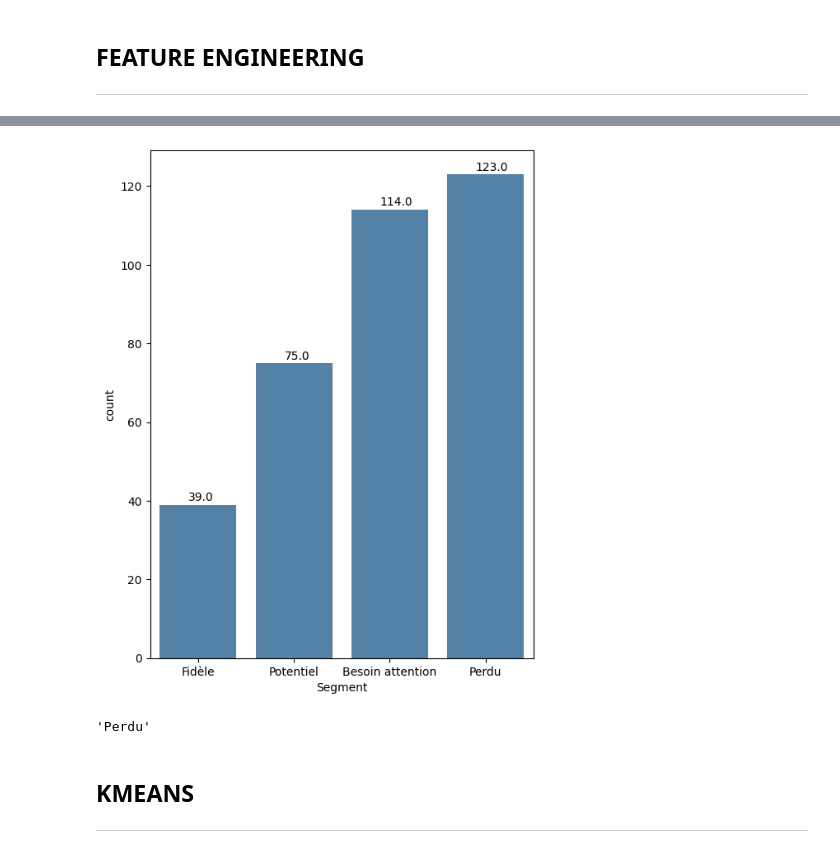
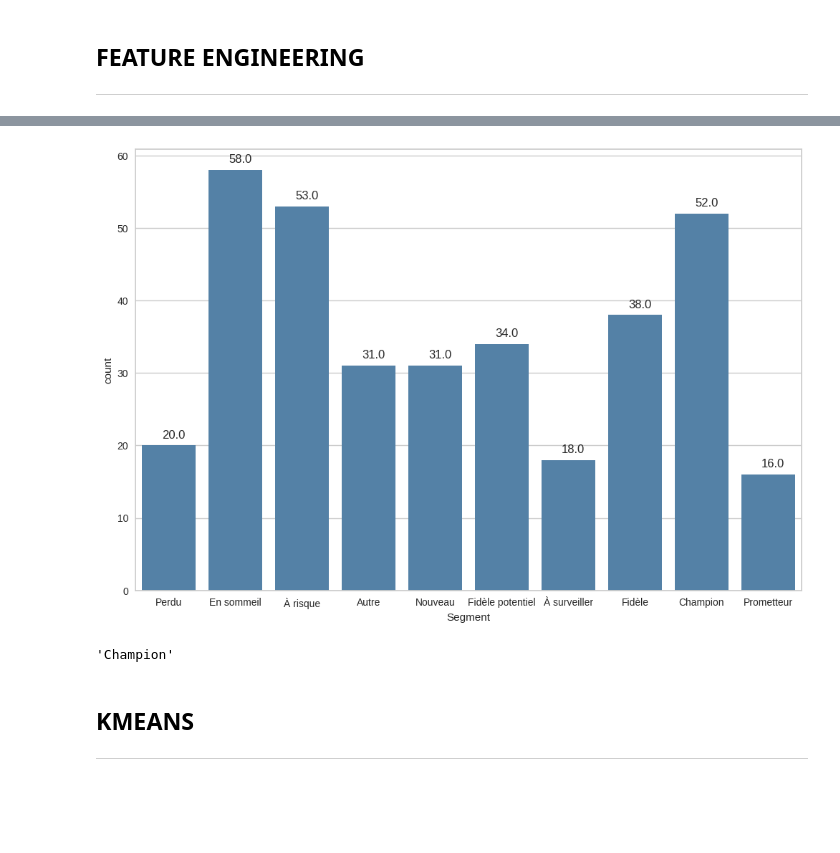
Before and after one commit to momowade221/Notebook_Segmentation_Client_OM, a Jupyter notebook: Transactions_OM.ipynb, the cells around one changed output, grey strips where cells are left out. Cells and saved outputs as stored; diff of their text form; code cells hidden in the pictures; blank space fills up the shorter version.

```diff
--- a/Transactions_OM.ipynb
+++ b/Transactions_OM.ipynb
@@ -301,7 +303,6 @@ segments = {
         '553', '551', '552', '541', '542', '533', '532', '531', '452', '451', '442',
         '441', '431', '453', '433', '432', '423', '353', '352', '351', '342', '341', '333', '323'
     ],
-    'Nouveau': ['512', '511', '422', '421', '412', '411', '311'],
     'Prometteur': [
         '525', '524', '523', '522', '521', '515', '514', '513', '425', '424', '413', '414',
         '415', '315', '314', '313'
@@ -314,7 +315,8 @@ segments = {
     'En sommeil': [
         '332', '322', '233', '232', '223', '222', '132', '123', '122', '212', '211'
     ],
-    'Perdu': ['111', '112', '121', '131', '141', '151']
+    'Perdu': ['111', '112', '121', '131', '141', '151'],
+     'Nouveau': ['512', '511', '422', '421', '412', '411', '311'],
 }
 
 
@@ -501,21 +357,21 @@ printdf(rfm_segment)
 # %%
-df_rfm_segment = rfm_segment.toPandas().sort_values(["RFM_ScoreGroup"])
+df_rfm_segment = rfm_df.toPandas().sort_values(["RFM_Score"])
 
-fig, ax = plt.subplots(1, 1, figsize=(6, 8))
+fig, ax = plt.subplots(1, 1, figsize=(12, 8))
 
 # sns.histplot(df_rfm_fidelite["Fidelite"], color='steelblue', shrink=.8)
 sns.countplot(x="Segment", data=df_rfm_segment, color='steelblue')
 for p in ax.patches:
     ax.annotate('{}'.format(p.get_height()), (p.get_x() + 0.3, p.get_height() + 1))
 # %% [output]
-[figure, old version]
+[figure, new version]
 # %%
-def customer_group(num):
-  return rfm_segment.select("Numero","Segment").where(col("Numero")==num).collect()[0][1]
+def customer_segment(num):
+  return rfm_df.select("Numero","Segment").where(col("Numero")==num).collect()[0][1]
 
-customer_group(2282668)
+customer_group(2375634)
 # %% [output]
-'Perdu'
+'Champion'
 # %% [markdown]
 ## **KMEANS**
 
```
Also changed, not shown: parts of 18 cells of this notebook.
